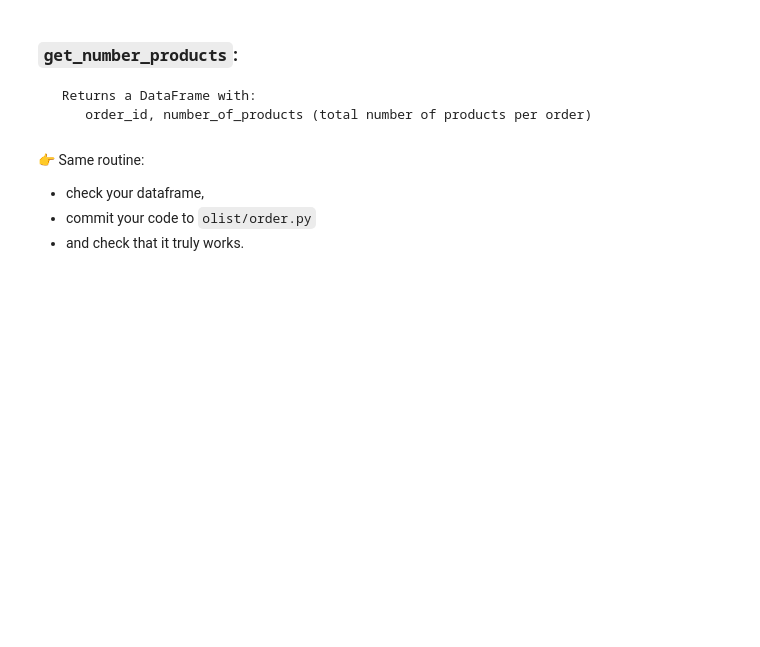
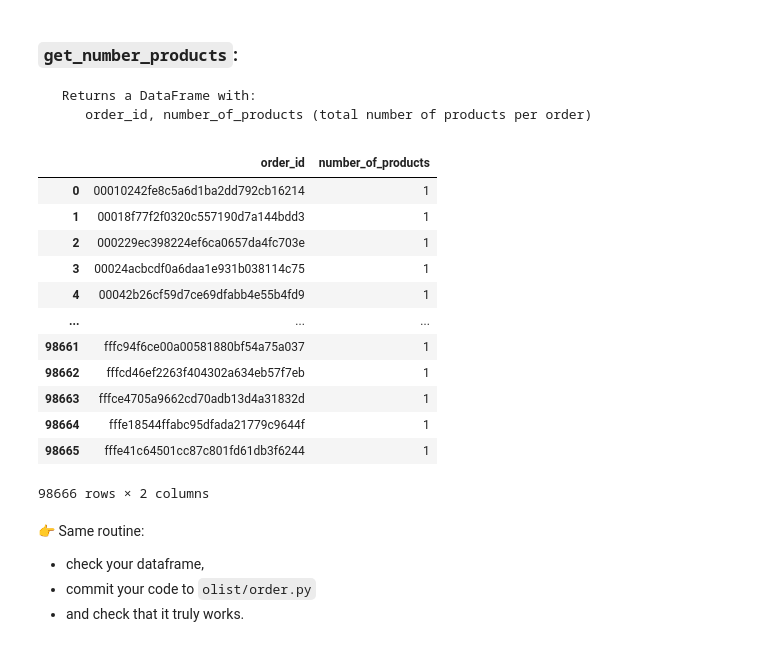
Before and after one commit to selmalopez/data-challenges, a Jupyter notebook: 04-Decision-Science/02-Statistical-Inference/01-Orders/orders.ipynb, the cells around one changed output. Cells and saved outputs as stored; diff of their text form; code cells hidden in the pictures; blank space fills up the shorter version.

```diff
--- a/04-Decision-Science/02-Statistical-Inference/01-Orders/orders.ipynb
+++ b/04-Decision-Science/02-Statistical-Inference/01-Orders/orders.ipynb
@@ -168,3 +265,24 @@ print(result.check())
+# %%
+# YOUR CODE HERE
+p_df = data["order_items"].copy()
+p_df = p_df[["order_id","product_id"]]
+p_df = p_df.groupby('order_id').count()
+p_df = p_df.rename(columns={'product_id':'number_of_products'}).reset_index()
+p_df
+# %% [output]
+|  | order_id | number_of_products |
+| 0 | 00010242fe8c5a6d1ba2dd792cb16214 | 1 |
+| 1 | 00018f77f2f0320c557190d7a144bdd3 | 1 |
+| 2 | 000229ec398224ef6ca0657da4fc703e | 1 |
+| 3 | 00024acbcdf0a6daa1e931b038114c75 | 1 |
+| 4 | 00042b26cf59d7ce69dfabb4e55b4fd9 | 1 |
+| ... | ... | ... |
+| 98661 | fffc94f6ce00a00581880bf54a75a037 | 1 |
+| 98662 | fffcd46ef2263f404302a634eb57f7eb | 1 |
+| 98663 | fffce4705a9662cd70adb13d4a31832d | 1 |
+| 98664 | fffe18544ffabc95dfada21779c9644f | 1 |
+| 98665 | fffe41c64501cc87c801fd61db3f6244 | 1 |
+98666 rows × 2 columns
 # %% [markdown]
 👉 Same routine:
 * check your dataframe,
```
Also changed, not shown: parts of 20 cells of this notebook.
